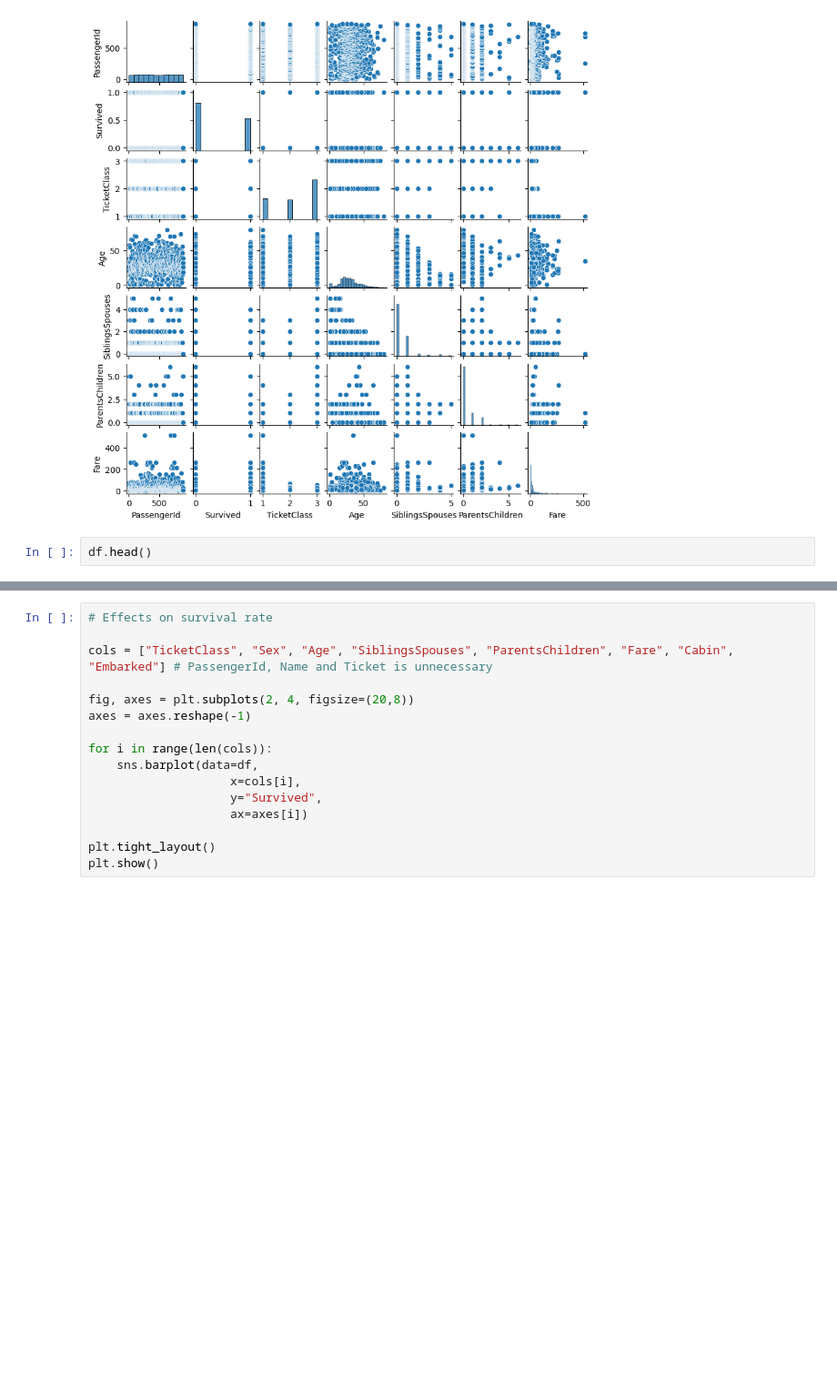
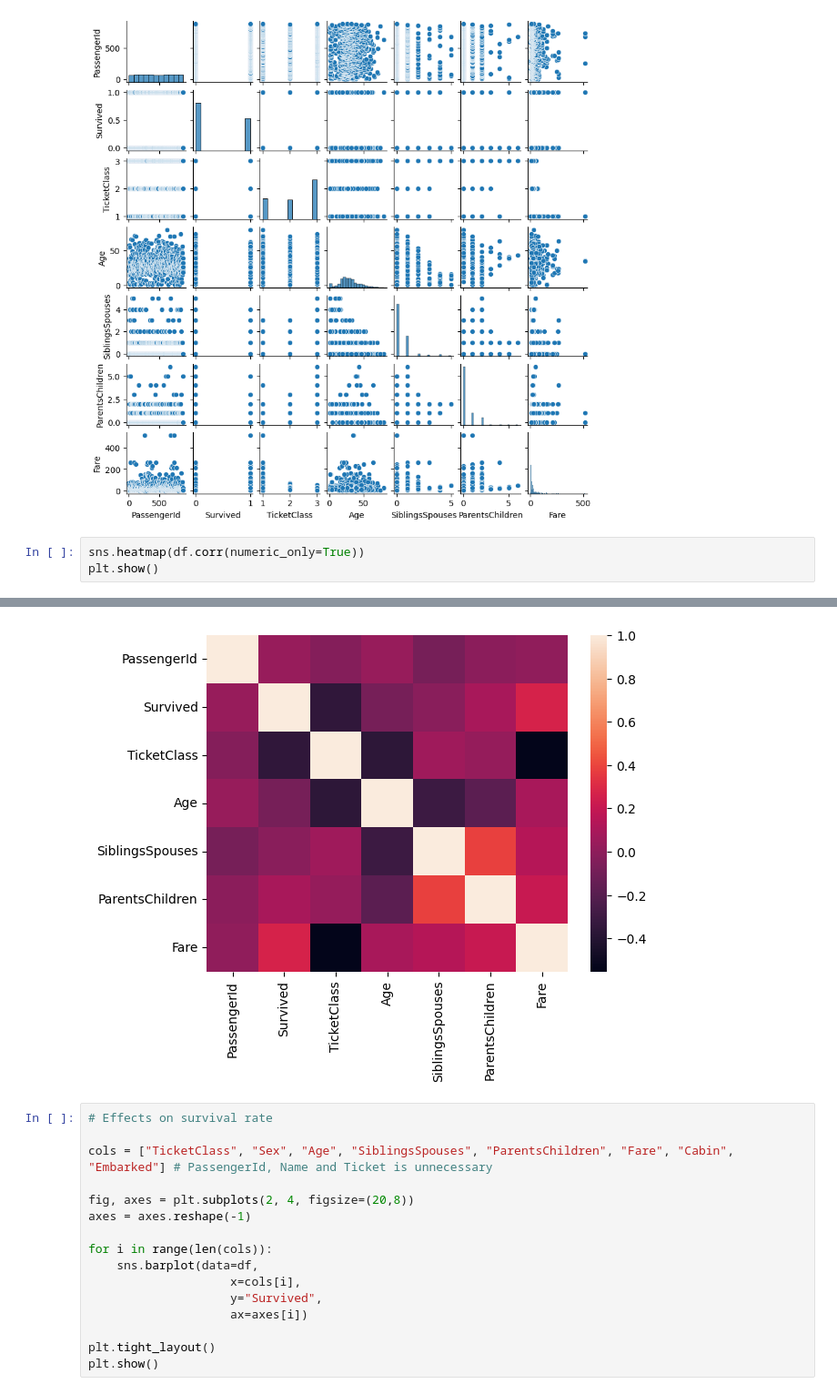
Before and after one commit to IDGercek/titanic-datascience, a Jupyter notebook: data/eda.ipynb, the cells around one changed output, grey strips where cells are left out. Shown: that part at 91% size. Drawn from its saved outputs; the diff is of its cells as text; blank space fills up the shorter version.

```diff
--- a/data/eda.ipynb
+++ b/data/eda.ipynb
@@ -272,5 +272,6 @@ plt.show()
 # %% [output]
 [figure]
 # %%
-df.head()
+sns.heatmap(df.corr(numeric_only=True))
+plt.show()
 # %% [output]
@@ -283,3 +278,4 @@ df.head()
+[figure, added]
 # %%
 # Effects on survival rate
 
```
Also changed, not shown: parts of 1 cell of this notebook.
